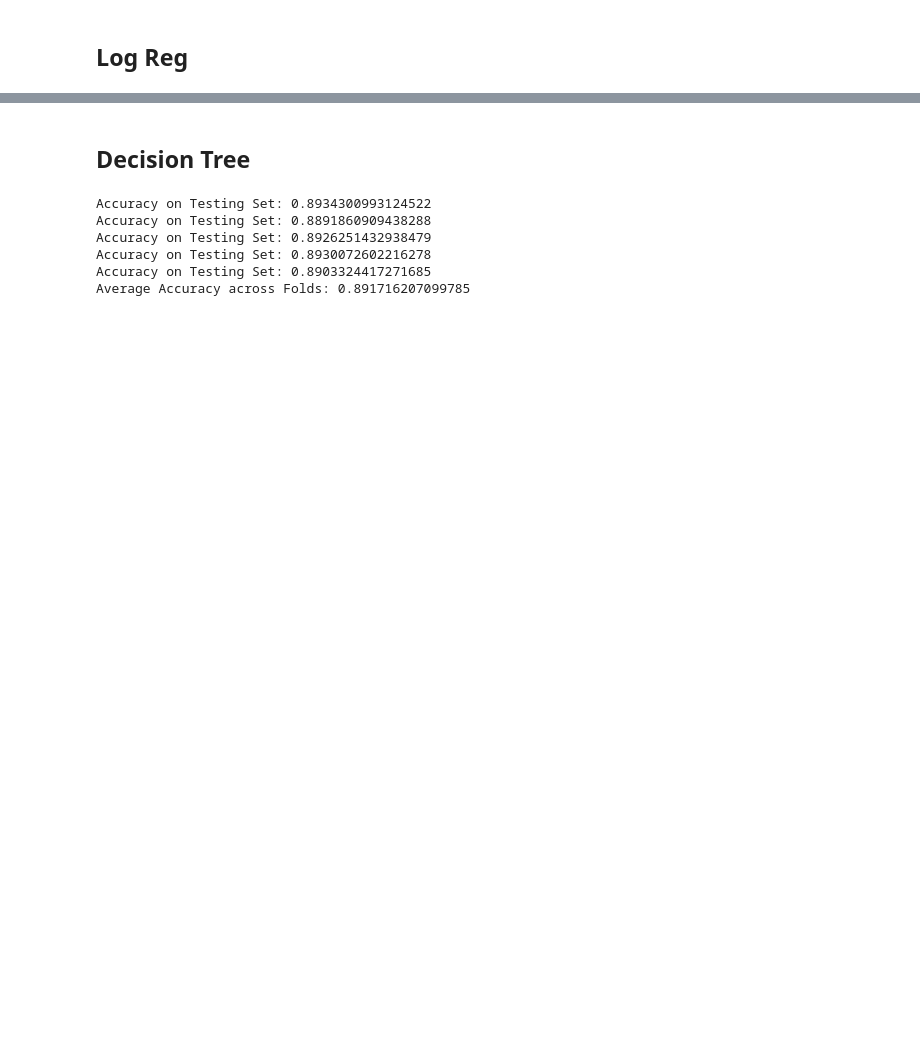
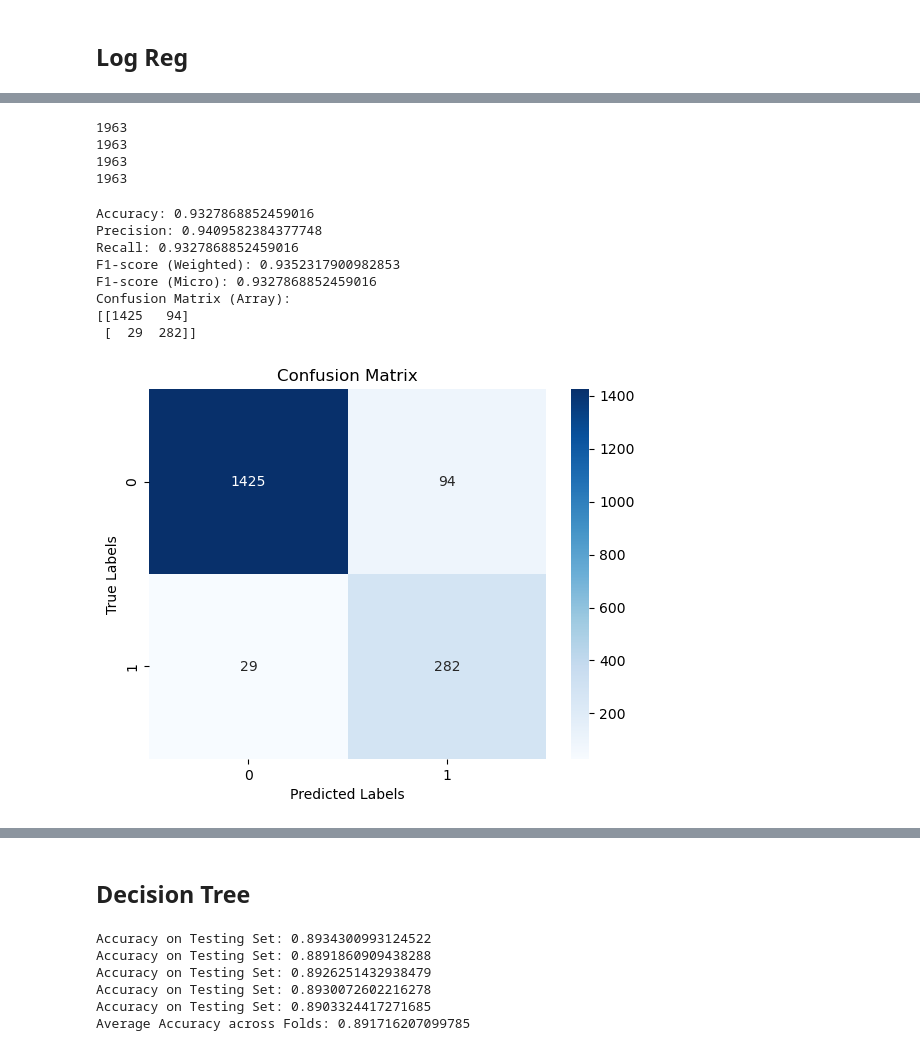
Before and after one commit to kaylee01/HealthHackathon23, a Jupyter notebook: Hackathon_2023_Byte_Brawlers-KM.ipynb, the cells around one changed output, grey strips where cells are left out. Drawn from its saved outputs; the diff is of its cells as text; code cells hidden in the pictures; blank space fills up the shorter version.

```diff
--- a/Hackathon_2023_Byte_Brawlers-KM.ipynb
+++ b/Hackathon_2023_Byte_Brawlers-KM.ipynb
@@ -290,0 +385,52 @@ Accuracy on Testing Set: 0.8797758532857871
+# %%
+print(len(X_test_scaled))
+print(len(test_predictions))
+print(len(Y_test))
+# %% [output]
+1963
+1963
+1963
+1963
+# %%
+from sklearn.metrics import accuracy_score, precision_score, recall_score, f1_score, confusion_matrix
+import seaborn as sns
+import matplotlib.pyplot as plt
+
+# Predict on the testing set
+test_predictions = logreg.predict(X_test_scaled)
+
+# Calculate evaluation metrics
+accuracy = accuracy_score(Y_test, test_predictions)
+precision = precision_score(Y_test, test_predictions, average='weighted')
+recall = recall_score(Y_test, test_predictions, average='weighted')
+f1_micro = f1_score(Y_test, test_predictions, average='micro')
+f1_weighted = f1_score(Y_test, test_predictions, average='weighted')
+
+# Print evaluation metrics
+print("Accuracy:", accuracy)
+print("Precision:", precision)
+print("Recall:", recall)
+print("F1-score (Weighted):", f1_weighted)
+print("F1-score (Micro):", f1_micro)
+
+# Confusion Matrix
+conf_matrix = confusion_matrix(Y_test, test_predictions)
+print("Confusion Matrix (Array):")
+print(conf_matrix)
+
+# Visualize the confusion matrix as a heatmap
+sns.heatmap(conf_matrix, annot=True, fmt='g', cmap='Blues')
+plt.xlabel('Predicted Labels')
+plt.ylabel('True Labels')
+plt.title('Confusion Matrix')
+plt.show()
+# %% [output]
+Accuracy: 0.9327868852459016
+Precision: 0.9409582384377748
+Recall: 0.9327868852459016
+F1-score (Weighted): 0.9352317900982853
+F1-score (Micro): 0.9327868852459016
+Confusion Matrix (Array):
+[[1425   94]
+ [  29  282]]
+[figure, added]
```
Also changed, not shown: parts of 10 cells of this notebook, 1 other file.
